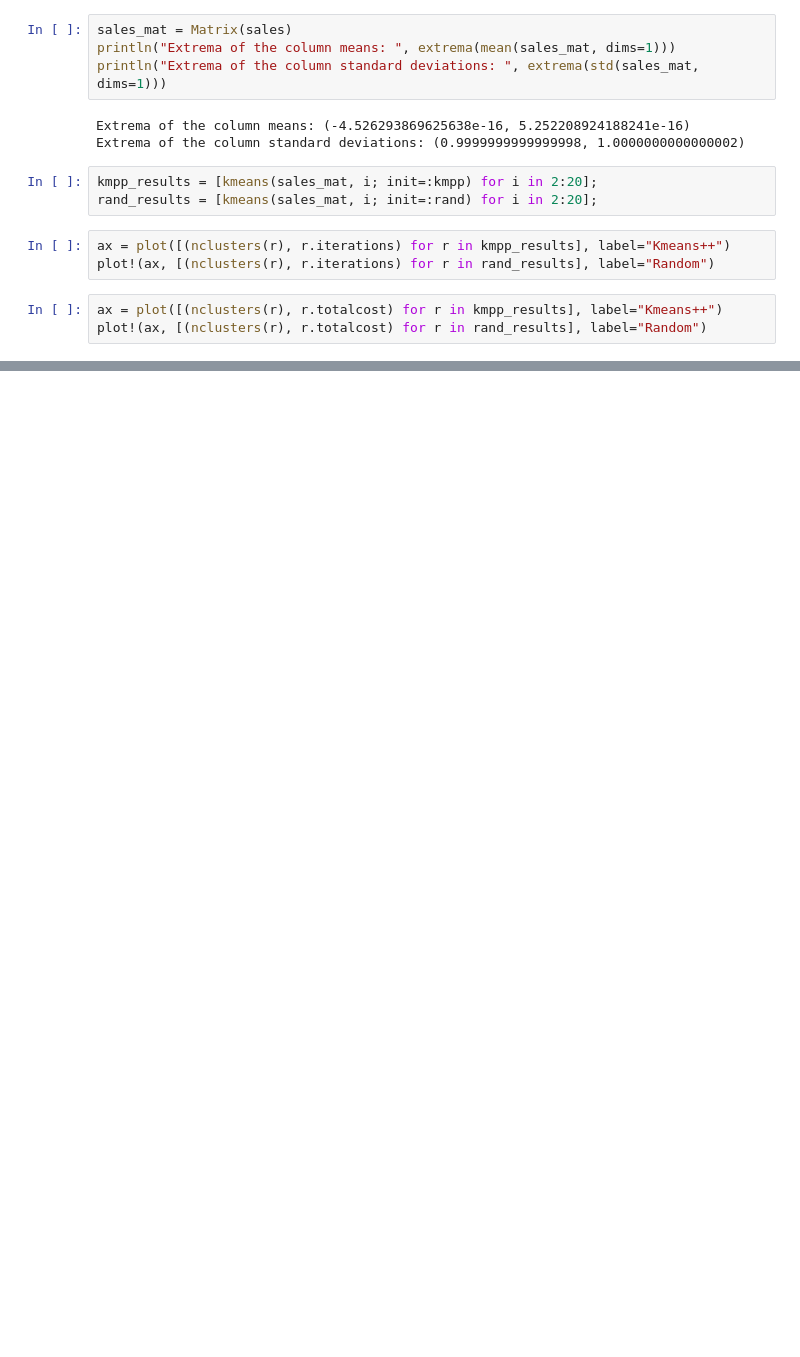
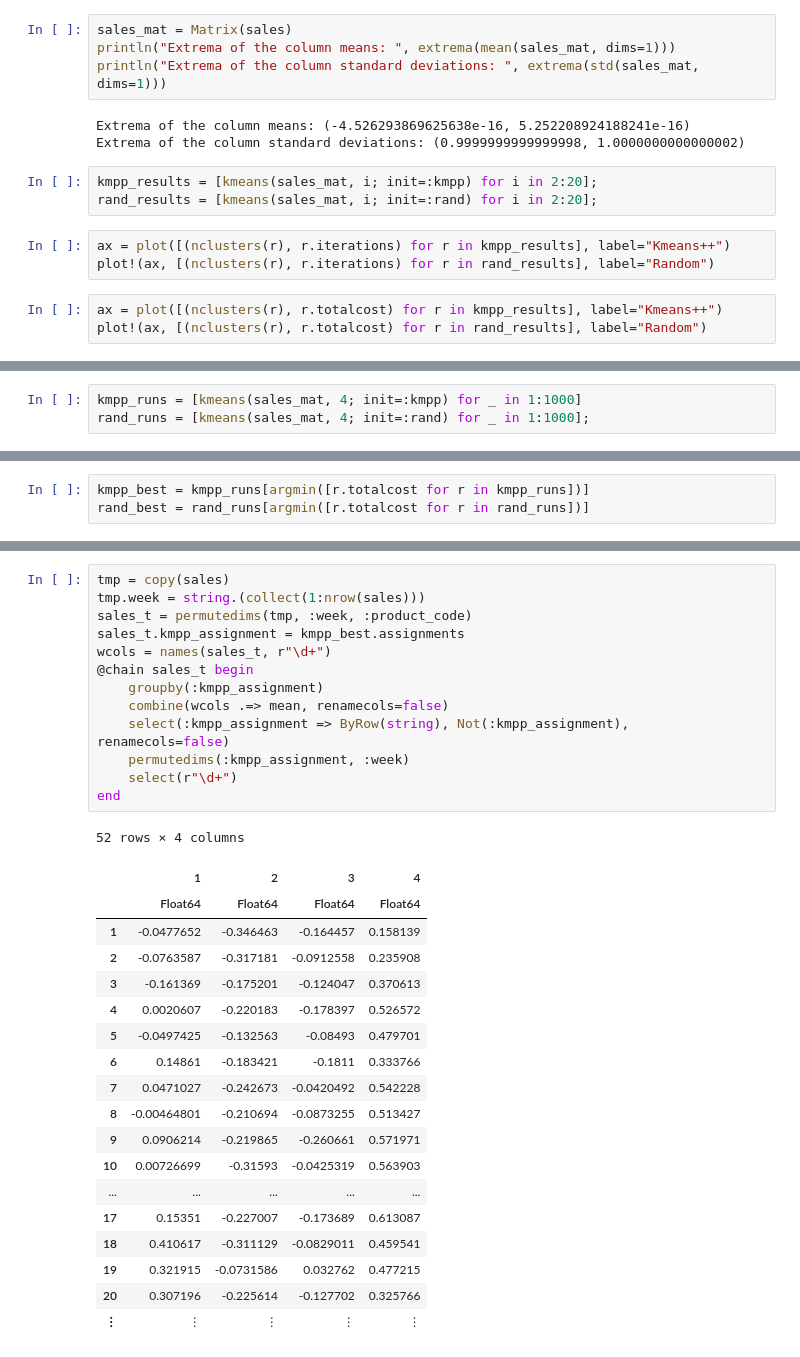
Before and after one commit to wolthom/manning_liveprojects, a Jupyter notebook: Part2_KMeans-Clustering.ipynb, the cells around one changed output, grey strips where cells are left out. Cells and saved outputs as stored; diff of their text form; blank space fills up the shorter version.

Commit message:
implement averaging across product categories of the same cluster

```diff
--- a/Part2_KMeans-Clustering.ipynb
+++ b/Part2_KMeans-Clustering.ipynb
@@ -47,0 +72,3 @@ plot!(ax, [(nclusters(r), r.totalcost) for r in rand_results], label="Random")
+# %%
+kmpp_runs = [kmeans(sales_mat, 4; init=:kmpp) for _ in 1:1000]
+rand_runs = [kmeans(sales_mat, 4; init=:rand) for _ in 1:1000];
@@ -47,0 +80,3 @@ plot!(ax, [(nclusters(r), r.totalcost) for r in rand_results], label="Random")
+# %%
+kmpp_best = kmpp_runs[argmin([r.totalcost for r in kmpp_runs])]
+rand_best = rand_runs[argmin([r.totalcost for r in rand_runs])]
@@ -47,0 +94,33 @@ plot!(ax, [(nclusters(r), r.totalcost) for r in rand_results], label="Random")
+# %%
+tmp = copy(sales)
+tmp.week = string.(collect(1:nrow(sales)))
+sales_t = permutedims(tmp, :week, :product_code)
+sales_t.kmpp_assignment = kmpp_best.assignments
+wcols = names(sales_t, r"\d+")
+@chain sales_t begin
+    groupby(:kmpp_assignment)
+    combine(wcols .=> mean, renamecols=false)
+    select(:kmpp_assignment => ByRow(string), Not(:kmpp_assignment), renamecols=false)
+    permutedims(:kmpp_assignment, :week)
+    select(r"\d+")
+end
+# %% [output]
+52 rows × 4 columns
+|  | 1 | 2 | 3 | 4 |
+|  | Float64 | Float64 | Float64 | Float64 |
+| 1 | -0.0477652 | -0.346463 | -0.164457 | 0.158139 |
+| 2 | -0.0763587 | -0.317181 | -0.0912558 | 0.235908 |
+| 3 | -0.161369 | -0.175201 | -0.124047 | 0.370613 |
+| 4 | 0.0020607 | -0.220183 | -0.178397 | 0.526572 |
+| 5 | -0.0497425 | -0.132563 | -0.08493 | 0.479701 |
+| 6 | 0.14861 | -0.183421 | -0.1811 | 0.333766 |
+| 7 | 0.0471027 | -0.242673 | -0.0420492 | 0.542228 |
+| 8 | -0.00464801 | -0.210694 | -0.0873255 | 0.513427 |
+| 9 | 0.0906214 | -0.219865 | -0.260661 | 0.571971 |
+| 10 | 0.00726699 | -0.31593 | -0.0425319 | 0.563903 |
+| ... | ... | ... | ... | ... |
+| 17 | 0.15351 | -0.227007 | -0.173689 | 0.613087 |
+| 18 | 0.410617 | -0.311129 | -0.0829011 | 0.459541 |
+| 19 | 0.321915 | -0.0731586 | 0.032762 | 0.477215 |
+| 20 | 0.307196 | -0.225614 | -0.127702 | 0.325766 |
+| ⋮ | ⋮ | ⋮ | ⋮ | ⋮ |
```
Also changed, not shown: parts of 6 cells of this notebook, 1 other file.
